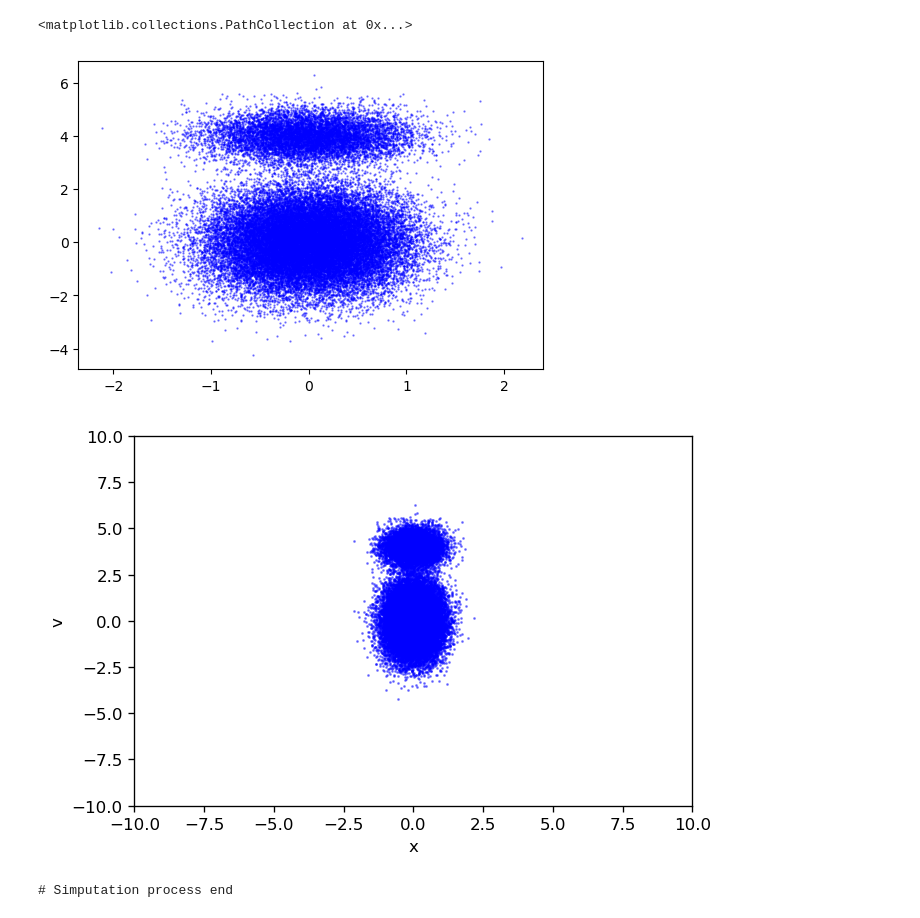
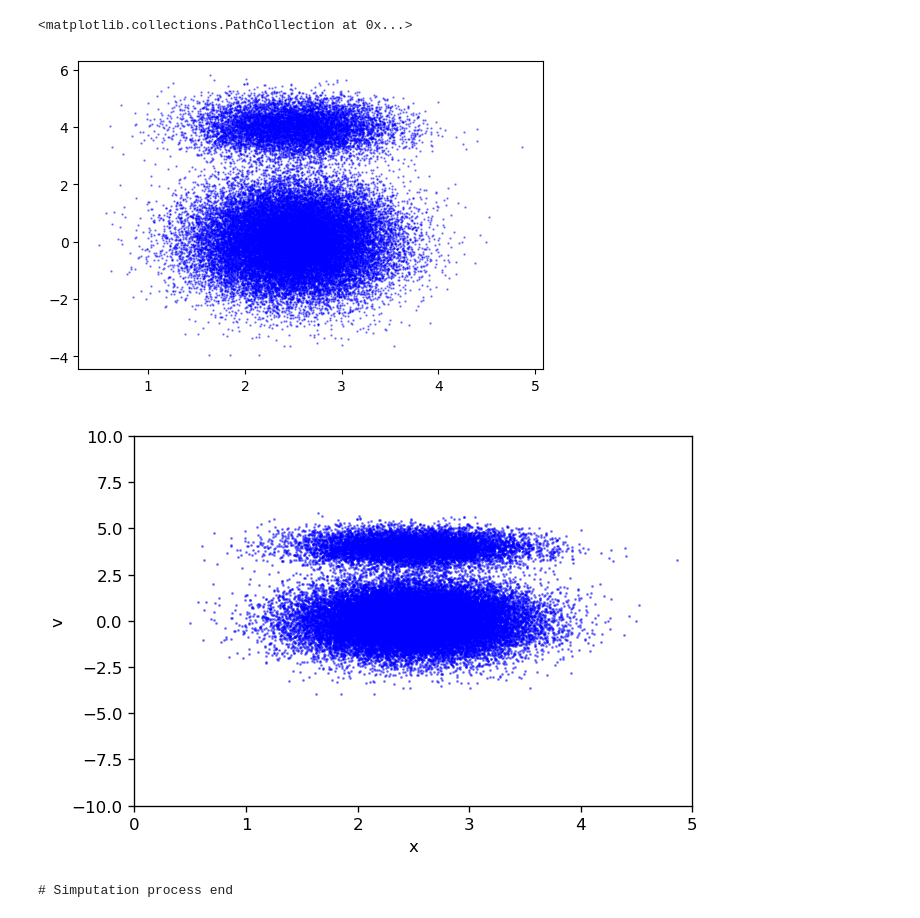
Before and after one commit to ZINZINBIN/PIC-plasma-simulation, a Jupyter notebook: example.ipynb, the cells around one changed output. Drawn from its saved outputs; the diff is of its cells as text; code cells hidden in the pictures.

Commit message:
update PIC1D_dist.py

```diff
--- a/example.ipynb
+++ b/example.ipynb
@@ -1,7 +1,7 @@
 # %%
 from src.dist import BumpOnTail1D
 
-dist = BumpOnTail1D(n_samples = 40000)
+dist = BumpOnTail1D(n_samples = 40000, L = 5)
 # %%
 x_init = dist.x_init
 v_init = dist.v_init
@@ -12,43 +12,43 @@ plt.figure(figsize = (6,4))
 plt.scatter(x_init, v_init, s=0.4, color="blue", alpha=0.5)
 # %% [output]
 <matplotlib.collections.PathCollection at 0x...>
-[figure, old version]
+[figure, new version]
 # %%
 import numpy as np
 import matplotlib.animation as animation
 from matplotlib.pyplot import Axes
 
-t_list = np.linspace(0,10,100)
+t_list = np.linspace(0,10,1000)
 x_list = []
 v_list = []
 
 for t in t_list:
     x,v = dist.compute_trajectory(t)
 
     x_list.append(x)
     v_list.append(v)
 
 fig, ax = plt.subplots(1,1,figsize = (6,4), facecolor = 'white', dpi=120)
 
 def _plot(idx : int, ax:Axes):
     ax.cla()
 
     pos = x_list[idx]
     vel = v_list[idx]
 
     ax.scatter(pos, vel, s=0.4, color="blue", alpha=0.5)
     ax.set_xlabel("x")
     ax.set_ylabel("v")
-    ax.axis([-10, 10, -10.0, 10.0])
+    ax.axis([0, 5, -10.0, 10.0])
 
 replay = lambda idx : _plot(idx, ax)
 idx_max = len(x_list)
 indices = [i for i in range(idx_max)]
 ani = animation.FuncAnimation(fig, replay, frames = indices)
 writergif = animation.PillowWriter(fps = 8, bitrate = False)
 ani.save("./result/bumpontail.gif", writergif)
 # %% [output]
-[figure, old version]
+[figure, new version]
 # %%
 from src.PIC1D import PICsolver
 
```
Also changed, not shown: 13 other files.
